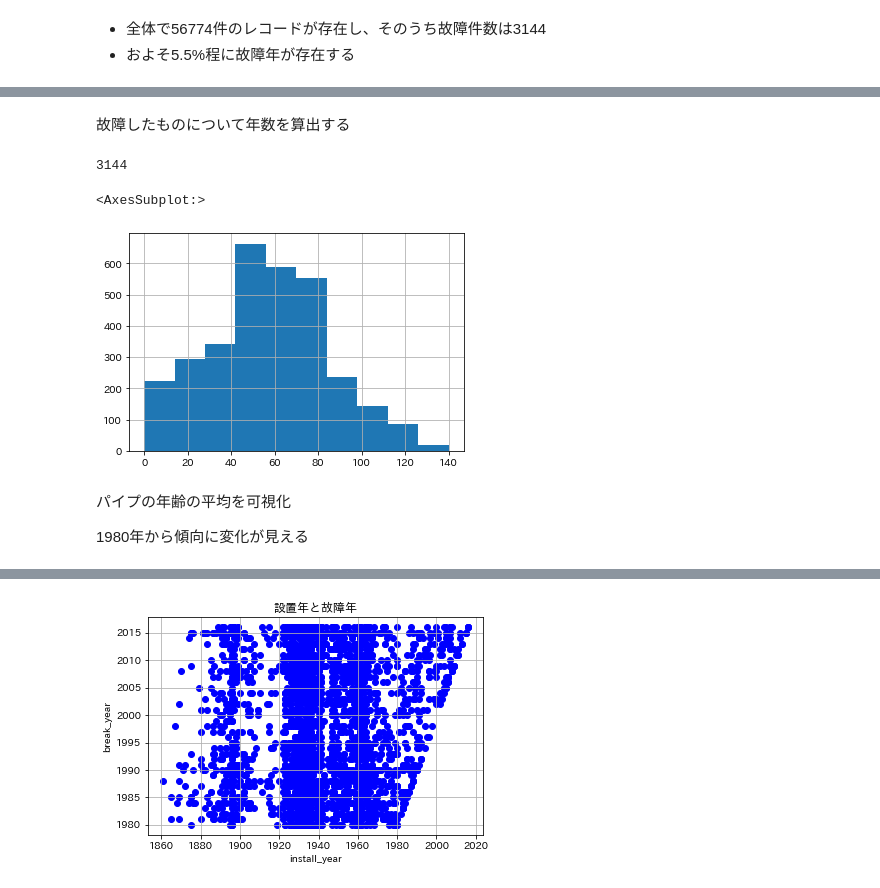
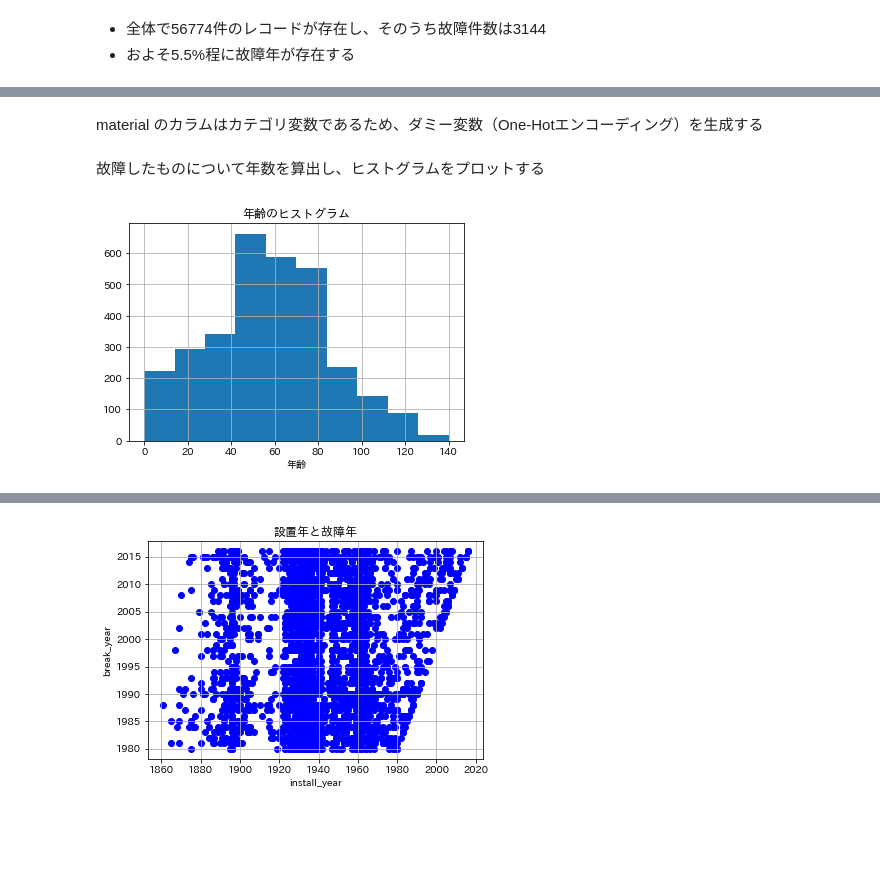
Before and after one commit to ontheroad2022/fracta, a Jupyter notebook: notebooks/100_0_nari_fracta_EDA.ipynb, the cells around one changed output, grey strips where cells are left out. Saved outputs shown, nothing was run; the diff lists cells and outputs as text; code cells hidden in the pictures; blank space fills up the shorter version.

```diff
--- a/notebooks/100_0_nari_fracta_EDA.ipynb
+++ b/notebooks/100_0_nari_fracta_EDA.ipynb
@@ -83,2 +83,4 @@ display(death/total)
+# %% [markdown]
+material のカラムはカテゴリ変数であるため、ダミー変数（One-Hotエンコーディング）を生成する
 # %%
 df_wk = pd.get_dummies(df_wk, columns=['material'])
@@ -87,17 +87,13 @@ df_wk = pd.get_dummies(df_wk, columns=['material'])
-# %% [markdown]
-故障したものについて年数を算出する
+# %% [markdown]
+故障したものについて年数を算出し、ヒストグラムをプロットする
 # %%
 df_break=df_wk[df_wk['break_year'].notna()].copy()
 # df_break['break_year'].hist()
 
 df_break['age'] = df_break['break_year'] - df_break['install_year']
-display(len(df_break))
 df_break['age'].hist()
+plt.title('年齢のヒストグラム')
+plt.xlabel('年齢')
+plt.show()
 # %% [output]
-3144
-<AxesSubplot:>
-[figure, old version]
+[figure, new version]
-# %% [markdown]
-パイプの年齢の平均を可視化
-
-1980年から傾向に変化が見える
```
Also changed, not shown: parts of 15 cells of this notebook.
